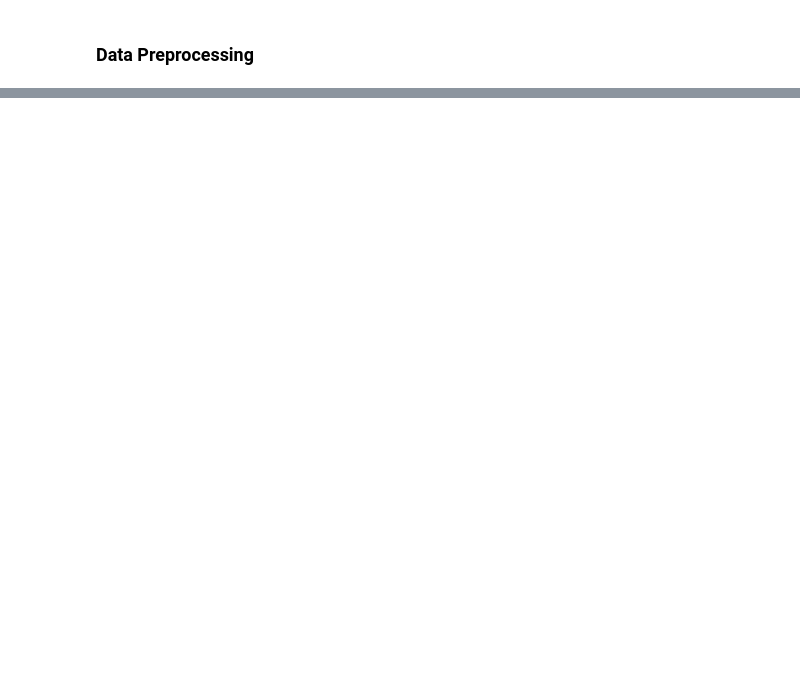
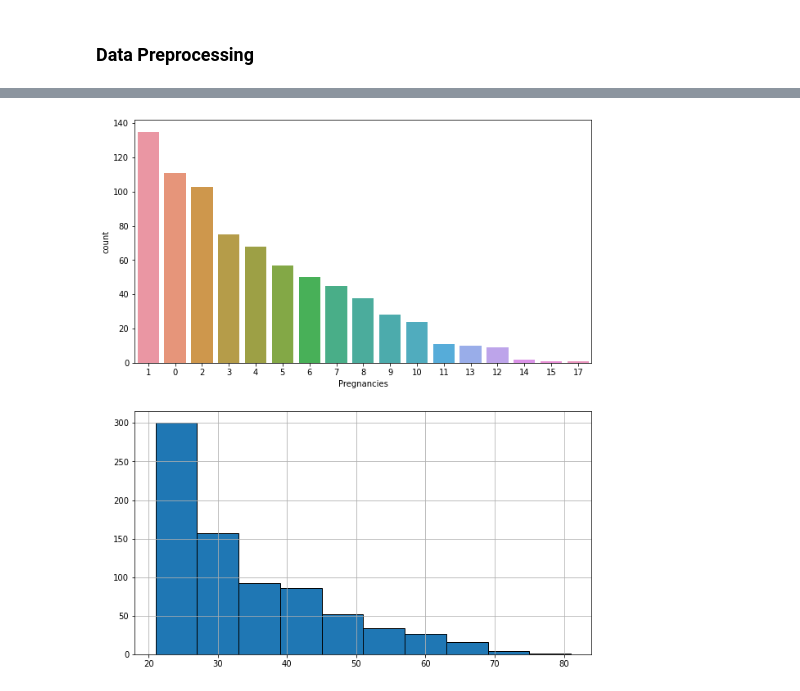
Before and after one commit to eyadayman12/Data-Science-and-Machine-Learning-Projects, a Jupyter notebook: Diabetes/Diabetes Project.ipynb, the cells around one changed output, grey strips where cells are left out. Saved outputs shown, nothing was run; the diff lists cells and outputs as text; code cells hidden in the pictures; blank space fills up the shorter version.

```diff
--- a/Diabetes/Diabetes Project.ipynb
+++ b/Diabetes/Diabetes Project.ipynb
@@ -325,0 +302,11 @@ SVC()
+# %%
+plt.figure(figsize=(22,12))
+
+plt.subplot(2,2,1)
+order = df2.groupby('Pregnancies').count().sort_values(by='Outcome', ascending=False).index
+sns.countplot(x='Pregnancies', data=df2, order=order);
+
+plt.subplot(2,2,3)
+df["Age"].hist(edgecolor = "black");
+# %% [output]
+[figure, added]
```
Also changed, not shown: parts of 120 cells of this notebook, 1 other file.
